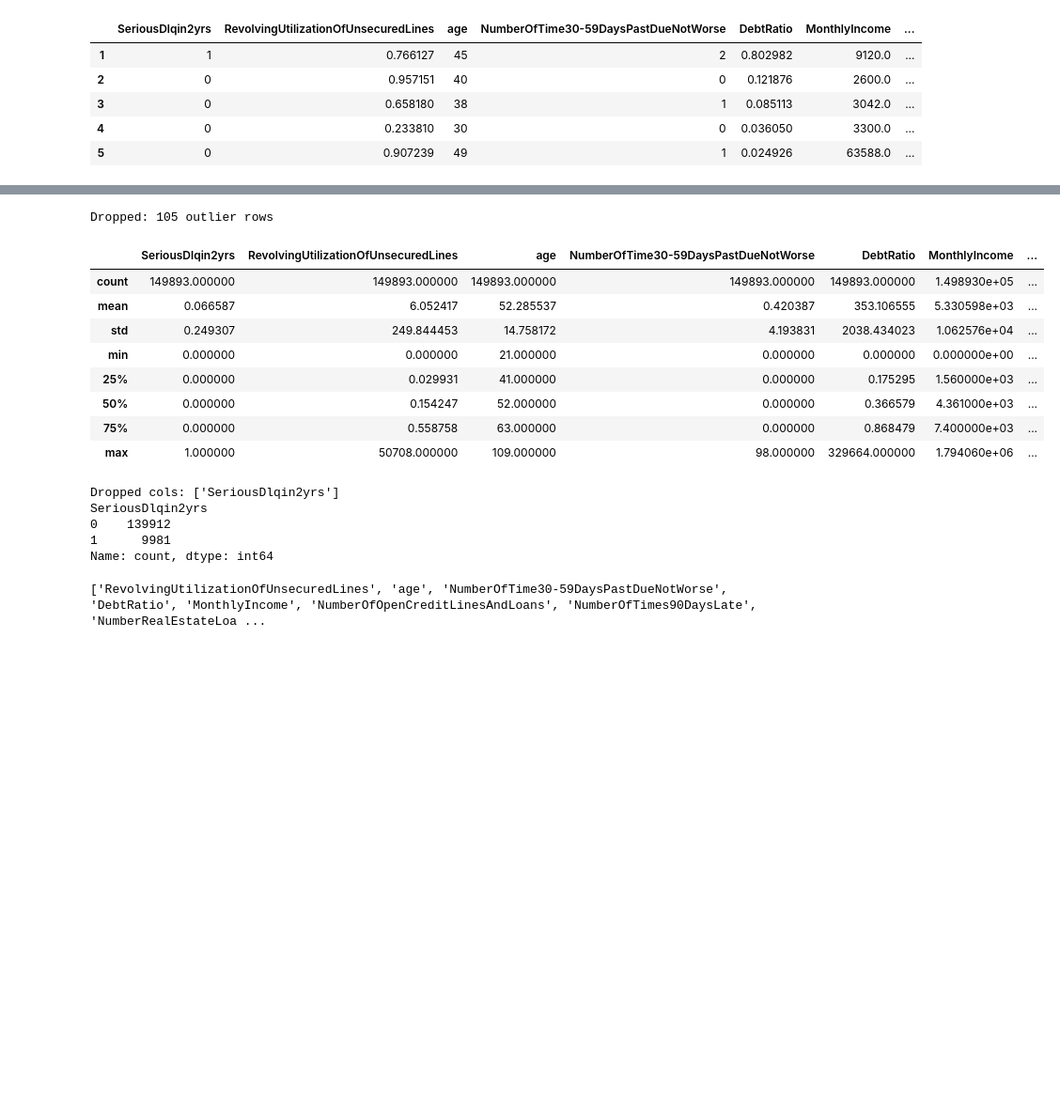
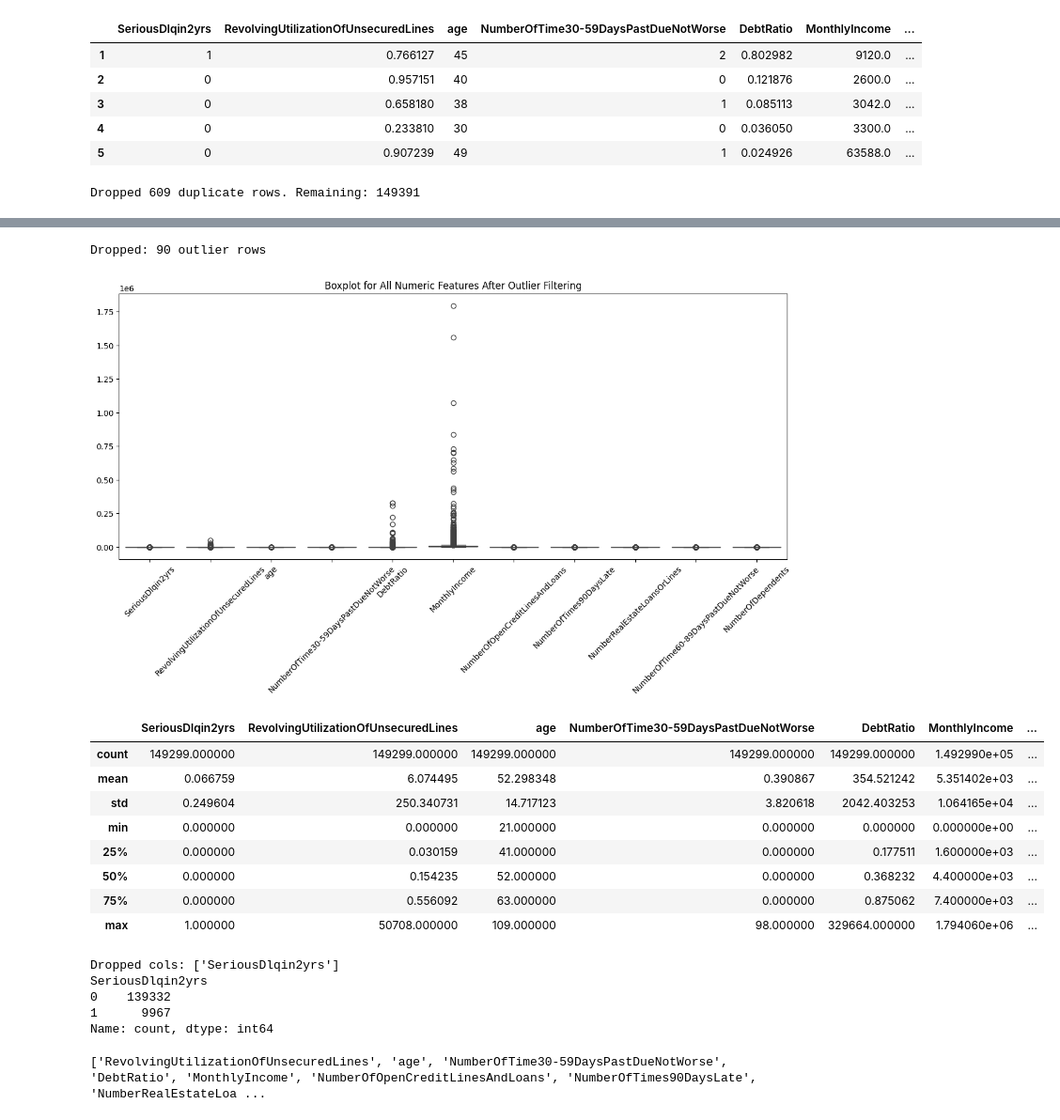
Before and after one commit to sunnysunny77/loan, a Jupyter notebook: cr.ipynb, the cells around one changed output, grey strips where cells are left out. Shown at 94% size. Saved outputs shown, nothing was run; the diff lists cells and outputs as text; code cells hidden in the pictures; blank space fills up the shorter version.

```diff
--- a/cr.ipynb
+++ b/cr.ipynb
@@ -523,8 +505,20 @@ NumberOfTime60-89DaysPastDueNotWorse                    609
 | 3 | 0 | 0.658180 | 38 | 1 | 0.085113 | 3042.0 | ... |
 | 4 | 0 | 0.233810 | 30 | 0 | 0.036050 | 3300.0 | ... |
 | 5 | 0 | 0.907239 | 49 | 1 | 0.024926 | 63588.0 | ... |
+# %%
+# Drop duplicates
+df_train = check_and_drop_duplicates(df_train)
+# %% [output]
+Dropped 609 duplicate rows. Remaining: 149391
 # %%
 # Outlier Handling
+numeric_df = df_train.select_dtypes(include=['number'])
+plt.figure(figsize=(15, 6))
+sns.boxplot(data=numeric_df)
+plt.title("Boxplot for All Numeric Features")
+plt.xticks(rotation=45)
+plt.show()
+
 df_train = df_train[df_train['age'] > 0].reset_index(drop=True)
 
 df_train = df_train.sort_values(by="MonthlyIncome", ascending=False).iloc[1:].reset_index(drop=True)
@@ -537,5 +531,13 @@ df_filtered = outlier_handling(
     threshold_high=99.97,
     threshold_low=0.03
 )
+
+numeric_df = df_filtered.select_dtypes(include=['number'])
+plt.figure(figsize=(15, 6))
+sns.boxplot(data=numeric_df)
+plt.title("Boxplot for All Numeric Features After Outlier Filtering")
+plt.xticks(rotation=45)
+plt.show()
+
 df_filtered.describe()
 # %% [output]
@@ -542,12 +545,13 @@ df_filtered.describe()
-Dropped: 105 outlier rows
+Dropped: 90 outlier rows
+[figure, added]
 |  | SeriousDlqin2yrs | RevolvingUtilizationOfUnsecuredLines | age | NumberOfTime30-59DaysPastDueNotWorse | DebtRatio | MonthlyIncome | ... |
-| count | 149893.000000 | 149893.000000 | 149893.000000 | 149893.000000 | 149893.000000 | 1.498930e+05 | ... |
-| mean | 0.066587 | 6.052417 | 52.285537 | 0.420387 | 353.106555 | 5.330598e+03 | ... |
-| std | 0.249307 | 249.844453 | 14.758172 | 4.193831 | 2038.434023 | 1.062576e+04 | ... |
+| count | 149299.000000 | 149299.000000 | 149299.000000 | 149299.000000 | 149299.000000 | 1.492990e+05 | ... |
+| mean | 0.066759 | 6.074495 | 52.298348 | 0.390867 | 354.521242 | 5.351402e+03 | ... |
+| std | 0.249604 | 250.340731 | 14.717123 | 3.820618 | 2042.403253 | 1.064165e+04 | ... |
 | min | 0.000000 | 0.000000 | 21.000000 | 0.000000 | 0.000000 | 0.000000e+00 | ... |
-| 25% | 0.000000 | 0.029931 | 41.000000 | 0.000000 | 0.175295 | 1.560000e+03 | ... |
-| 50% | 0.000000 | 0.154247 | 52.000000 | 0.000000 | 0.366579 | 4.361000e+03 | ... |
-| 75% | 0.000000 | 0.558758 | 63.000000 | 0.000000 | 0.868479 | 7.400000e+03 | ... |
+| 25% | 0.000000 | 0.030159 | 41.000000 | 0.000000 | 0.177511 | 1.600000e+03 | ... |
+| 50% | 0.000000 | 0.154235 | 52.000000 | 0.000000 | 0.368232 | 4.400000e+03 | ... |
+| 75% | 0.000000 | 0.556092 | 63.000000 | 0.000000 | 0.875062 | 7.400000e+03 | ... |
 | max | 1.000000 | 50708.000000 | 109.000000 | 98.000000 | 329664.000000 | 1.794060e+06 | ... |
 # %%
 # Select targets
@@ -556,8 +560,8 @@ print(target.value_counts())
 # %% [output]
 Dropped cols: ['SeriousDlqin2yrs']
 SeriousDlqin2yrs
-0    139912
-1      9981
+0    139332
+1      9967
 Name: count, dtype: int64
 # %%
 original_cols = df_features.select_dtypes(include=['number']).columns.tolist()
```
Also changed, not shown: parts of 22 cells of this notebook, 17 other files.
